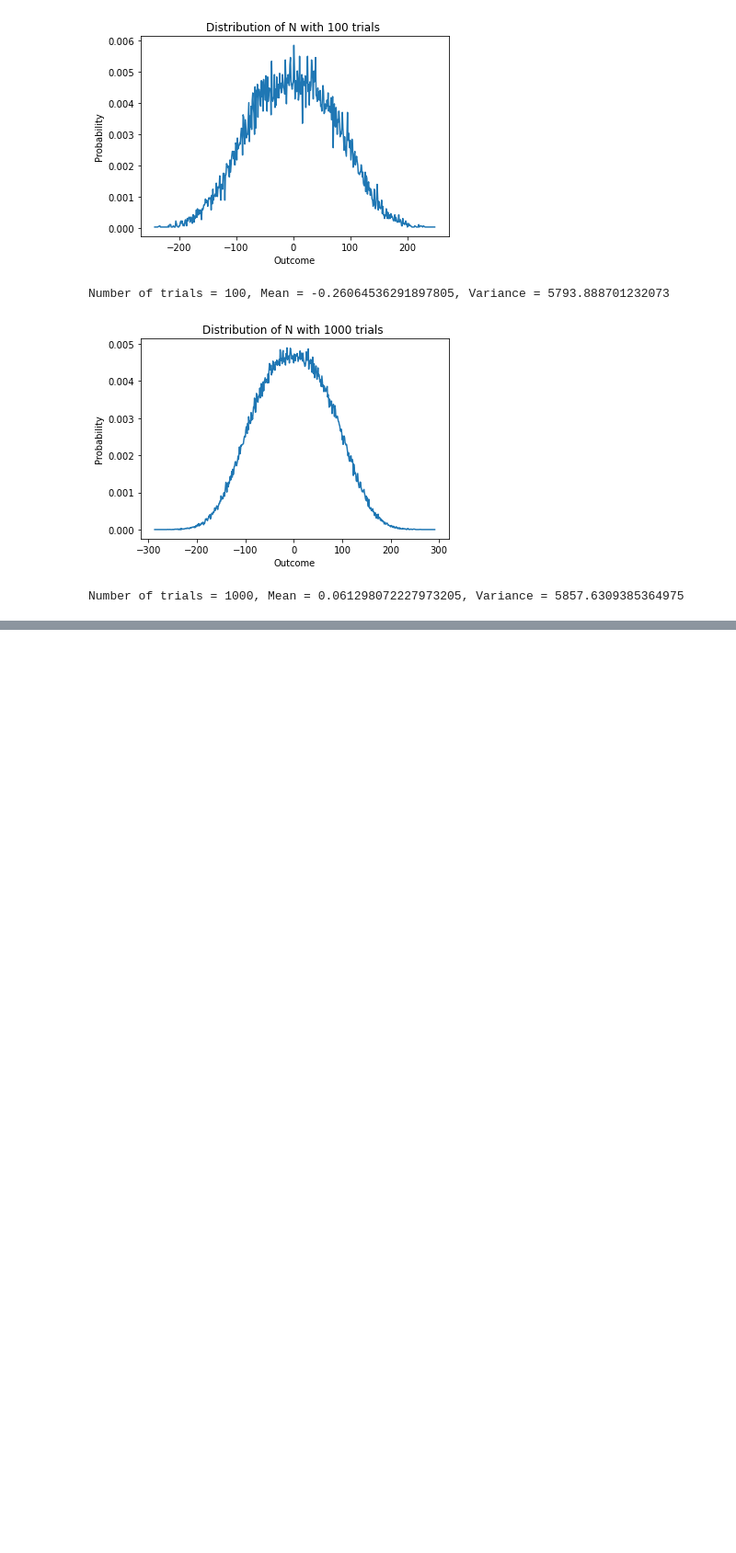
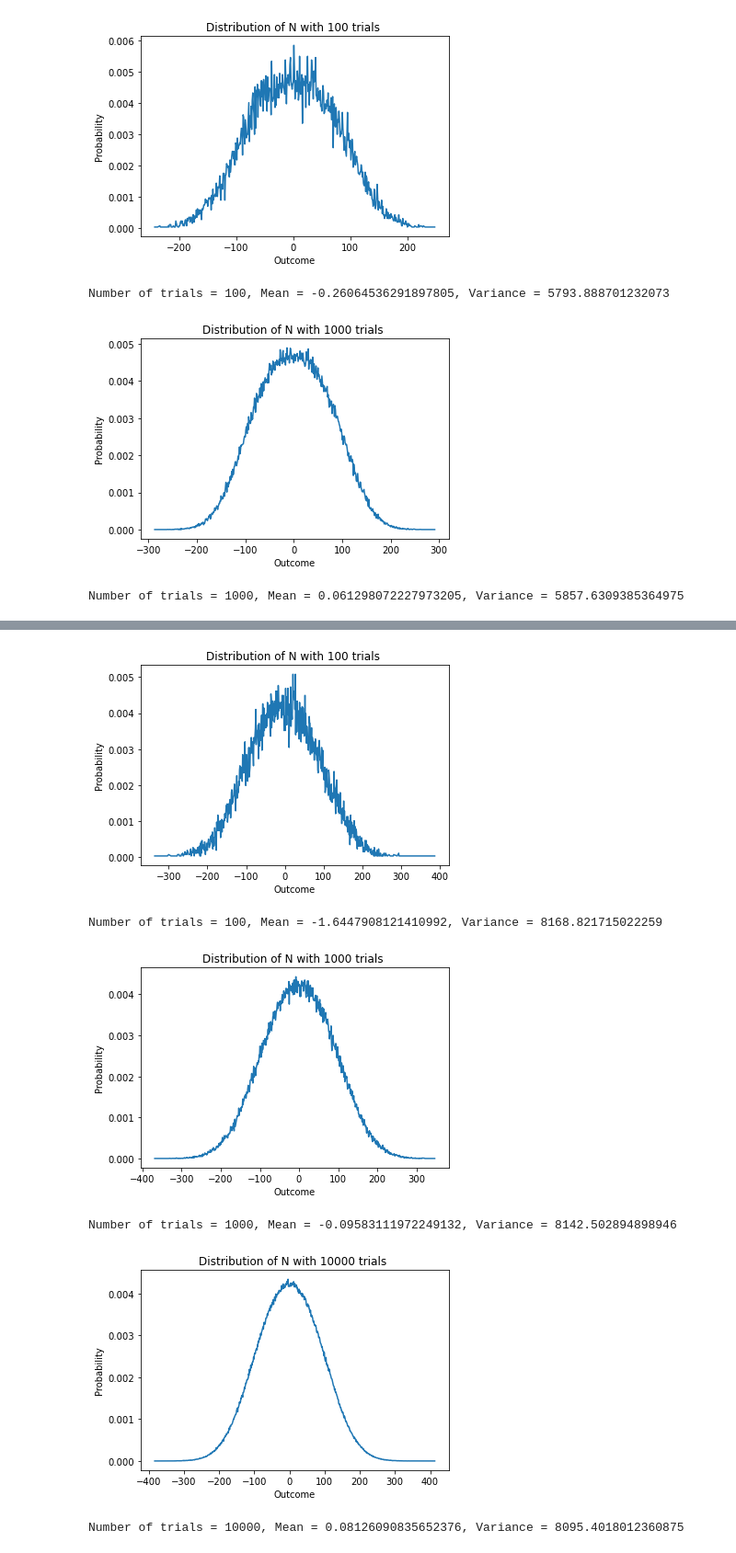
Before and after one commit to Jason-Papa/KyberPC, a Jupyter notebook: distributions.ipynb, the cells around one changed output, grey strips where cells are left out. Shown: that part at 92% size. Drawn from its saved outputs; the diff is of its cells as text; code cells hidden in the pictures; blank space fills up the shorter version.

```diff
--- a/distributions.ipynb
+++ b/distributions.ipynb
@@ -143,0 +164,9 @@ Number of trials = 1000, Mean = 0.061298072227973205, Variance = 5857.6309385364
+# %%
+distribution("Kyber768", True, k=6)
+# %% [output]
+[figure, added]
+Number of trials = 100, Mean = -1.6447908121410992, Variance = 8168.821715022259
+[figure, added]
+Number of trials = 1000, Mean = -0.09583111972249132, Variance = 8142.502894898946
+[figure, added]
+Number of trials = 10000, Mean = 0.08126090835652376, Variance = 8095.4018012360875
```
Also changed, not shown: parts of 6 cells of this notebook, 1 other file.
